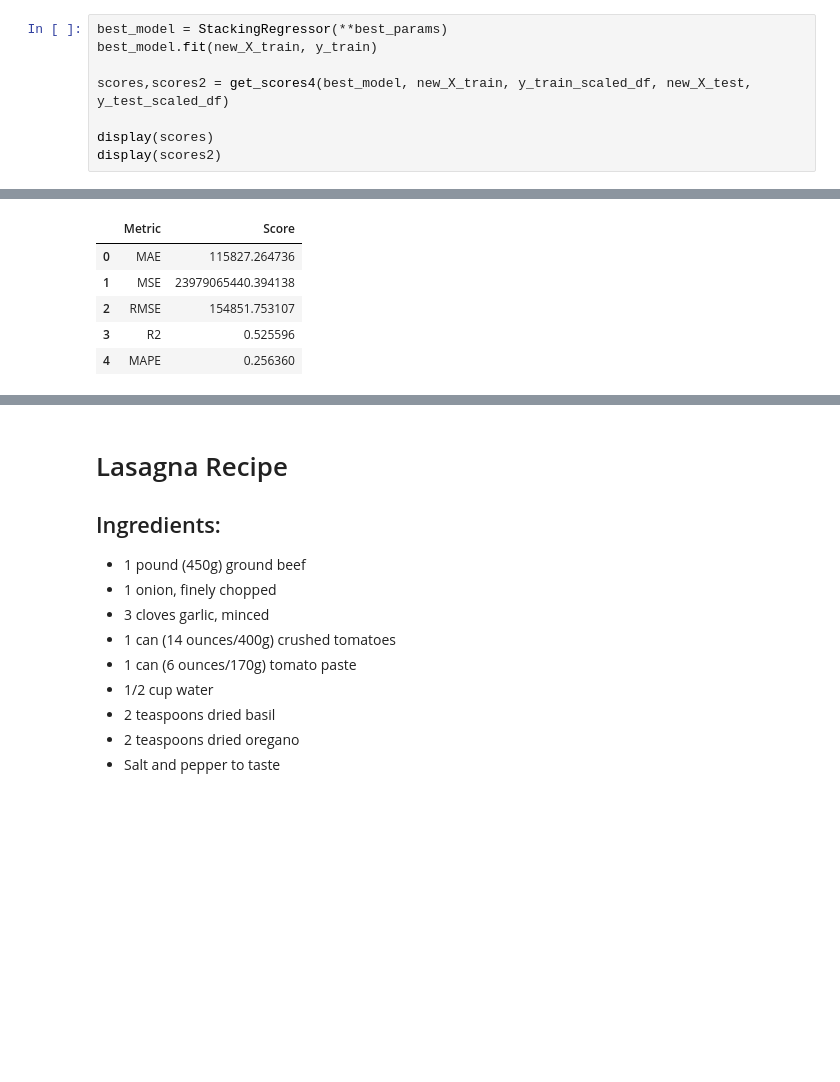
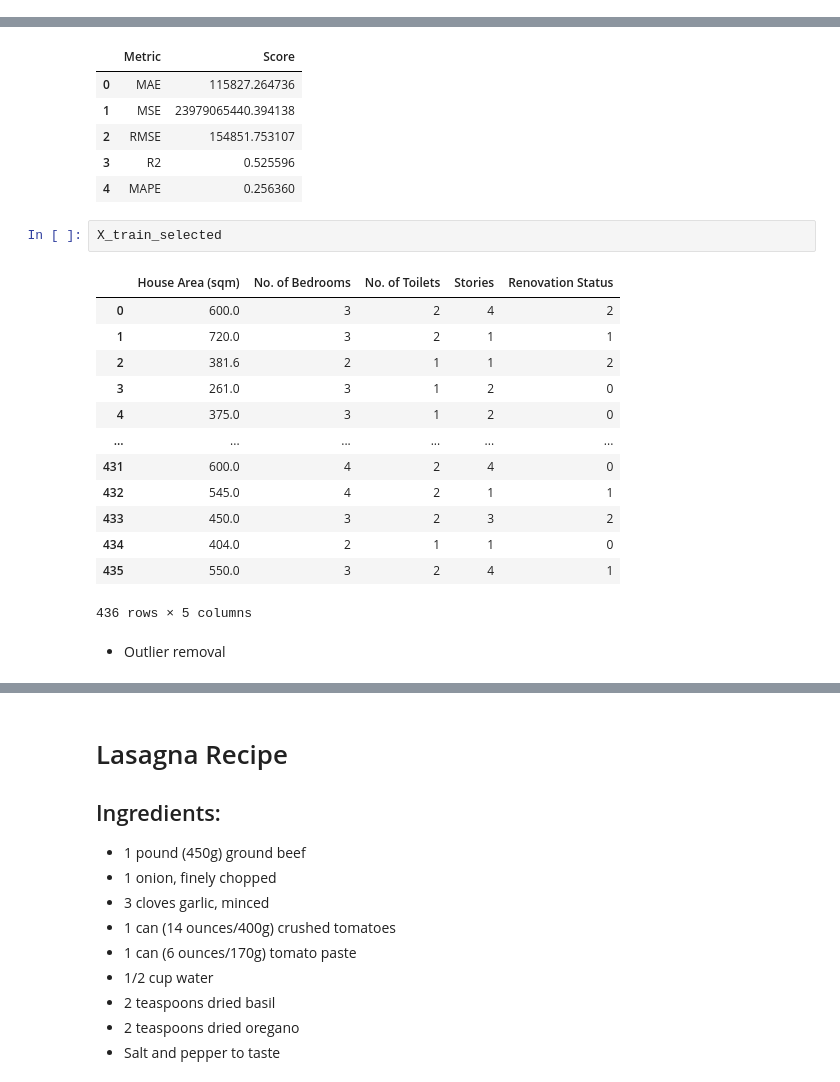
Before and after one commit to ahmakhoo/AIML-CA1, a Jupyter notebook: AIML/CA1/CA1 code part 2.ipynb, the cells around one changed output, grey strips where cells are left out. Cells and saved outputs as stored; diff of their text form; blank space fills up the shorter version.

```diff
--- a/AIML/CA1/CA1 code part 2.ipynb
+++ b/AIML/CA1/CA1 code part 2.ipynb
@@ -1946,8 +1475,0 @@ display(scores2)
-# %%
-best_model = StackingRegressor(**best_params)
-best_model.fit(new_X_train, y_train)
-
-scores,scores2 = get_scores4(best_model, new_X_train, y_train_scaled_df, new_X_test, y_test_scaled_df)
-
-display(scores)
-display(scores2)
@@ -2252,3 +1659,21 @@ display(scores2)
 | 2 | RMSE | 154851.753107 |
 | 3 | R2 | 0.525596 |
 | 4 | MAPE | 0.256360 |
+# %%
+X_train_selected
+# %% [output]
+|  | House Area (sqm) | No. of Bedrooms | No. of Toilets | Stories | Renovation Status |
+| 0 | 600.0 | 3 | 2 | 4 | 2 |
+| 1 | 720.0 | 3 | 2 | 1 | 1 |
+| 2 | 381.6 | 2 | 1 | 1 | 2 |
+| 3 | 261.0 | 3 | 1 | 2 | 0 |
+| 4 | 375.0 | 3 | 1 | 2 | 0 |
+| ... | ... | ... | ... | ... | ... |
+| 431 | 600.0 | 4 | 2 | 4 | 0 |
+| 432 | 545.0 | 4 | 2 | 1 | 1 |
+| 433 | 450.0 | 3 | 2 | 3 | 2 |
+| 434 | 404.0 | 2 | 1 | 1 | 0 |
+| 435 | 550.0 | 3 | 2 | 4 | 1 |
+436 rows × 5 columns
+# %% [markdown]
+- Outlier removal
```
Also changed, not shown: parts of 56 cells of this notebook.
